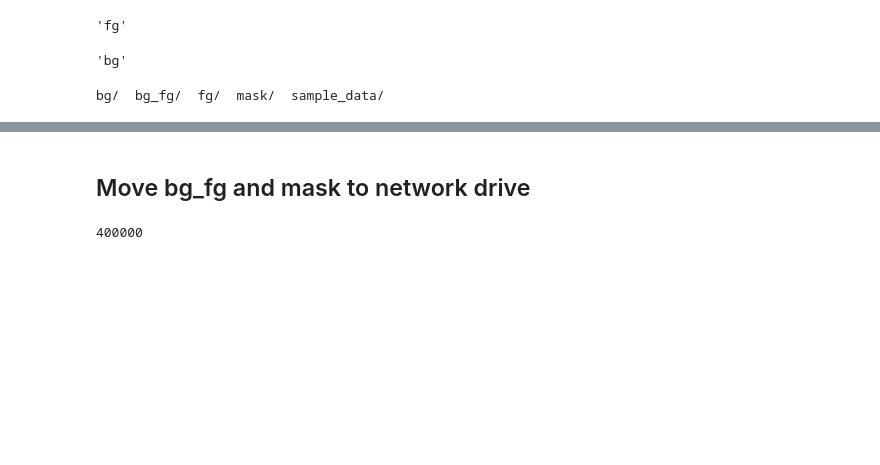
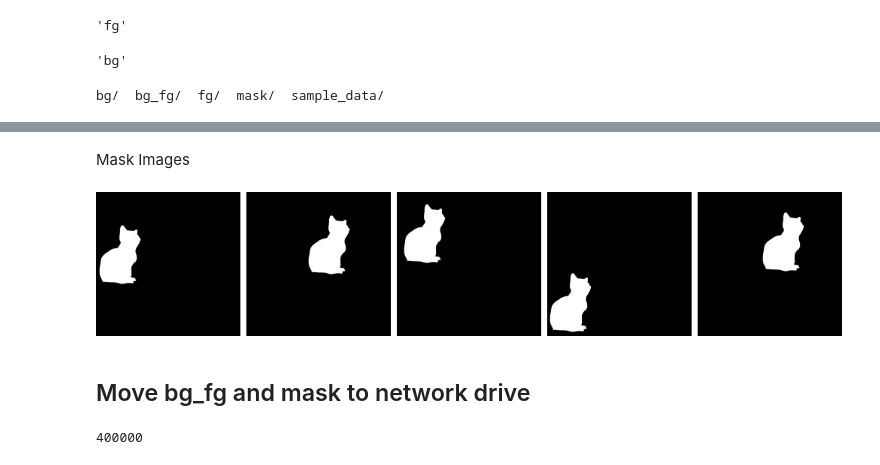
Before and after one commit to Shashank-Holla/TSAI-EVA4, a Jupyter notebook: Session14_RCNN&DenseDepth/dataCreation_bg_fg_mask_depth.ipynb, the cells around one changed output, grey strips where cells are left out. Saved outputs shown, nothing was run; the diff lists cells and outputs as text; code cells hidden in the pictures; blank space fills up the shorter version.

```diff
--- a/Session14_RCNN&DenseDepth/dataCreation_bg_fg_mask_depth.ipynb
+++ b/Session14_RCNN&DenseDepth/dataCreation_bg_fg_mask_depth.ipynb
@@ -237,3 +259,9 @@ for bg_no, bg_path in tqdm(enumerate(bg_paths, 1), total = len(bg_paths), desc =
+# %% [markdown]
+Mask Images
+# %%
+display_horizontal(mask_paths[:5], "Mask_images")
+# %% [output]
+[figure, added]
 # %% [markdown]
 ## Move bg_fg and mask to network drive
 # %%
```
Also changed, not shown: parts of 62 cells of this notebook.
